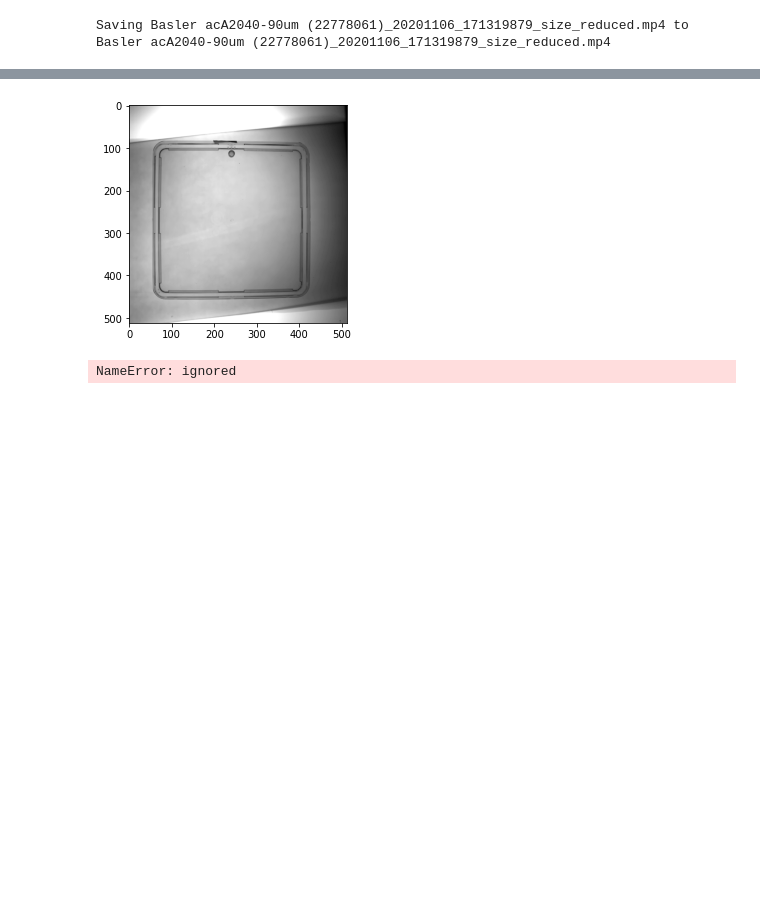
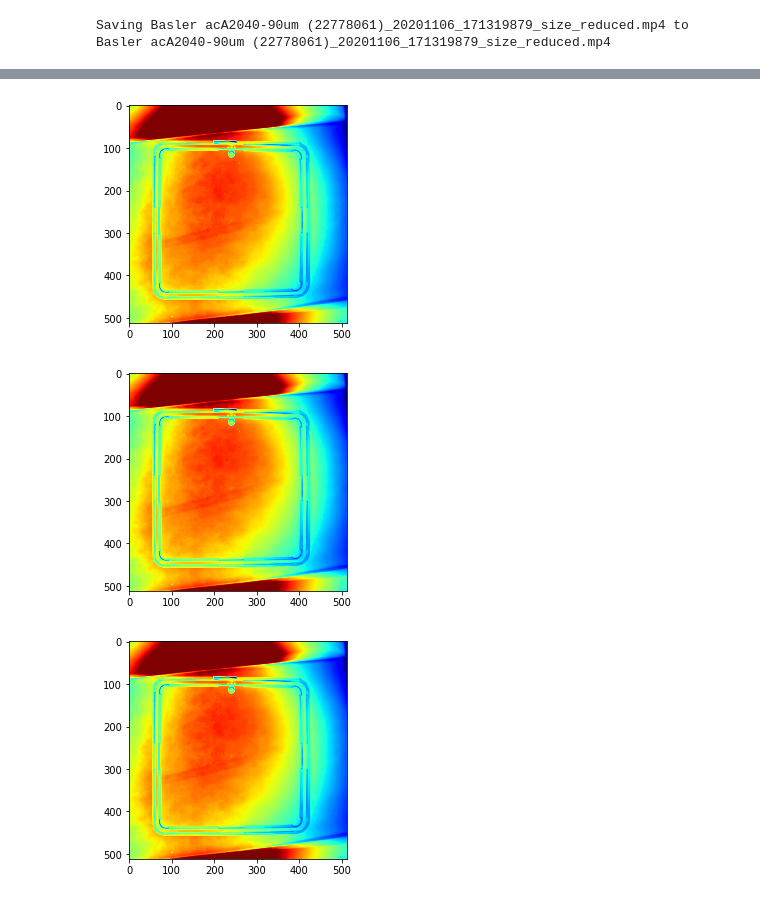
Before and after one commit to bahl-lab-konstanz/animal_physiology_class, a Jupyter notebook: animal_physiology_course.ipynb, the cells around one changed output, grey strips where cells are left out. Cells and saved outputs as stored; diff of their text form; code cells hidden in the pictures; blank space fills up the shorter version.

```diff
--- a/animal_physiology_course.ipynb
+++ b/animal_physiology_course.ipynb
@@ -25,47 +25,48 @@ HTML("""<video width=400 controls><source src="%s" type="video/mp4"></video>"""
 [interactive output not drawn]
 # %%
 vid = imageio.get_reader(name,  'ffmpeg')
-
+input_fps = vid.get_meta_data()['fps']
 all_frames = []
 for i, frame in enumerate(vid):
-    if i%10 == 0:
+    if i%100 == 0:
         all_frames.append(frame[:, :, 0])
 
 mode_background, count = mode(all_frames, axis=0)
-mode_background = background[0]
+mode_background = mode_background[0]
 
-pl.imshow(mode_background, cmap='gray')
+pl.imshow(mode_background, cmap='jet')
 pl.show()
 
-background = np.mean(all_frames, axis=0)
+mean_background = np.mean(all_frames, axis=0)
 
-pl.imshow(background, cmap='gray')
+pl.imshow(mean_background, cmap='jet')
 pl.show()
 
-background = np.median(all_frames, axis=0)
+median_background = np.median(all_frames, axis=0)
 
-pl.imshow(background, cmap='gray')
+pl.imshow(median_background, cmap='jet')
 pl.show()
 
-imageio.imwrite("background.tiff", background)
+imageio.imwrite("background.tiff", mean_background)
 # %% [output]
-[figure, old version]
+[figure, new version]
+[figure, added]
+[figure, added]
 # %%
 writer = imageio.get_writer("background_subtracted.mp4", fps=input_fps, ffmpeg_params=["-b:v", "4M"])
+background = imageio.imread("background.tiff")
 
 for i, frame in enumerate(vid):
 
     background_subtracted = background.astype(np.int) - frame[:, :, 0].astype(np.int)
 
-    idx = background_subtracted > 0
+    idx = background_subtracted > 20
     background_subtracted[idx] = 255
     background_subtracted[~idx] = 0
 
     writer.append_data(background_subtracted.astype(np.uint8))
 
 writer.close()
-# %% [output]
-NameError: ignored
 # %%
 mp4 = open('background_subtracted.mp4','rb').read()
 data_url = "data:video/mp4;base64," + b64encode(mp4).decode()
```
Also changed, not shown: parts of 1 cell of this notebook.
